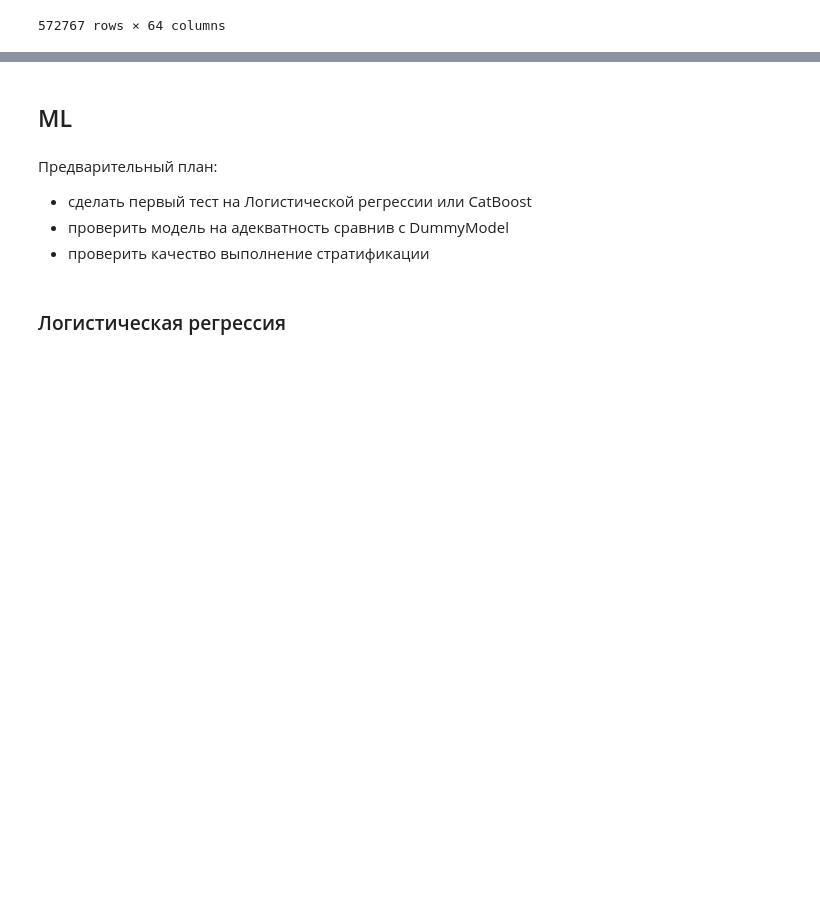
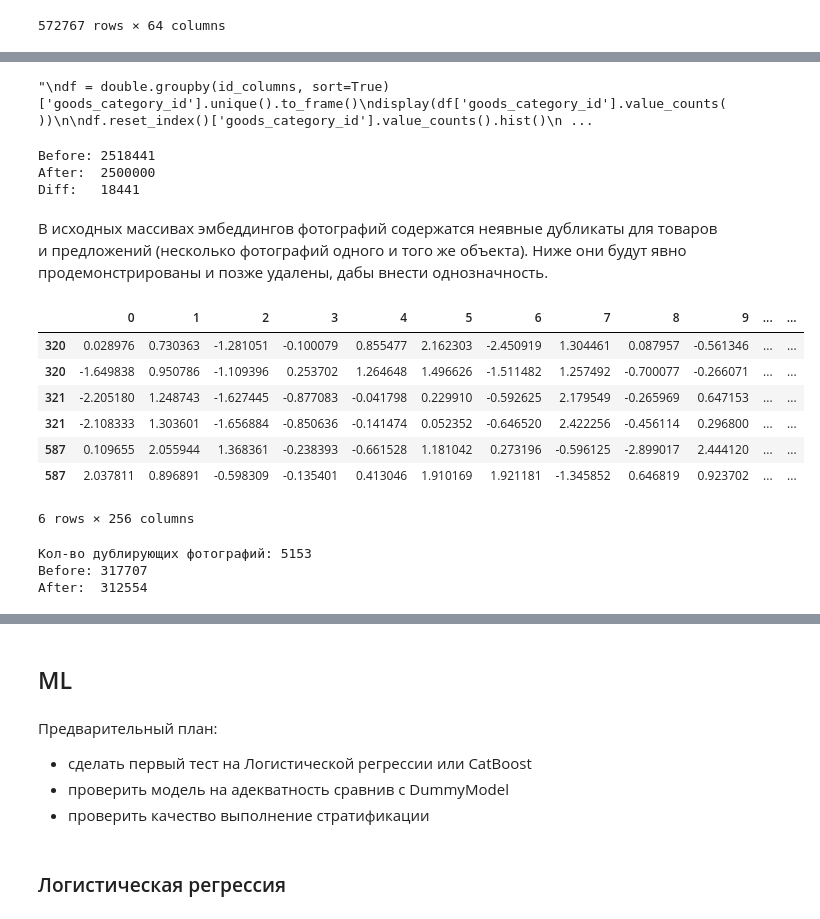
Before and after one commit to Danspers/Samokat.tech-Matching, a Jupyter notebook: Samokat.tech-Matching.ipynb, the cells around one changed output, grey strips where cells are left out. Cells and saved outputs as stored; diff of their text form; code cells hidden in the pictures; blank space fills up the shorter version.

```diff
--- a/Samokat.tech-Matching.ipynb
+++ b/Samokat.tech-Matching.ipynb
@@ -733,0 +697,45 @@ del offer_title_embed, offer_title_items
+# %%
+# вычисление комбинаций "дублирующих" категорий товаров
+'''
+df = double.groupby(id_columns, sort=True)['goods_category_id'].unique().to_frame()
+display(df['goods_category_id'].value_counts())
+
+df.reset_index()['goods_category_id'].value_counts().hist()
+'''
+# %% [output]
+"\ndf = double.groupby(id_columns, sort=True)['goods_category_id'].unique().to_frame()\ndisplay(df['goods_category_id'].value_counts())\n\ndf.reset_index()['goods_category_id'].value_counts().hist()\n ...
+# %%
+# удаление дубликатов мэтча
+before = train_df.shape[0]
+train_df.drop_duplicates(double_columns, inplace=True)
+after = train_df.shape[0]
+
+print('Before:', before)
+print('After: ', after)
+print('Diff:  ', before - after)
+# %% [output]
+Before: 2518441
+After:  2500000
+Diff:   18441
+# %% [markdown]
+В исходных массивах эмбеддингов фотографий содержатся неявные дубликаты для товаров и предложений (несколько фотографий одного и того же объекта). Ниже они будут явно продемонстрированы и позже удалены, дабы внести однозначность.
+# %%
+# неявные дубликаты среди фотографий товаров
+display(goods_image_df[goods_image_df.index.duplicated(keep=False)].sort_index().head(6))
+print('Кол-во дублирующих фотографий:', len(goods_image_df[goods_image_df.index.duplicated()]))
+
+print('Before:', goods_image_df.shape[0])
+goods_image_df = goods_image_df[~goods_image_df.index.duplicated()]
+print('After: ', goods_image_df.shape[0])
+# %% [output]
+|  | 0 | 1 | 2 | 3 | 4 | 5 | 6 | 7 | 8 | 9 | ... | ... |
+| 320 | 0.028976 | 0.730363 | -1.281051 | -0.100079 | 0.855477 | 2.162303 | -2.450919 | 1.304461 | 0.087957 | -0.561346 | ... | ... |
+| 320 | -1.649838 | 0.950786 | -1.109396 | 0.253702 | 1.264648 | 1.496626 | -1.511482 | 1.257492 | -0.700077 | -0.266071 | ... | ... |
+| 321 | -2.205180 | 1.248743 | -1.627445 | -0.877083 | -0.041798 | 0.229910 | -0.592625 | 2.179549 | -0.265969 | 0.647153 | ... | ... |
+| 321 | -2.108333 | 1.303601 | -1.656884 | -0.850636 | -0.141474 | 0.052352 | -0.646520 | 2.422256 | -0.456114 | 0.296800 | ... | ... |
+| 587 | 0.109655 | 2.055944 | 1.368361 | -0.238393 | -0.661528 | 1.181042 | 0.273196 | -0.596125 | -2.899017 | 2.444120 | ... | ... |
+| 587 | 2.037811 | 0.896891 | -0.598309 | -0.135401 | 0.413046 | 1.910169 | 1.921181 | -1.345852 | 0.646819 | 0.923702 | ... | ... |
+6 rows × 256 columns
+Кол-во дублирующих фотографий: 5153
+Before: 317707
+After:  312554
```
Also changed, not shown: parts of 48 cells of this notebook.
